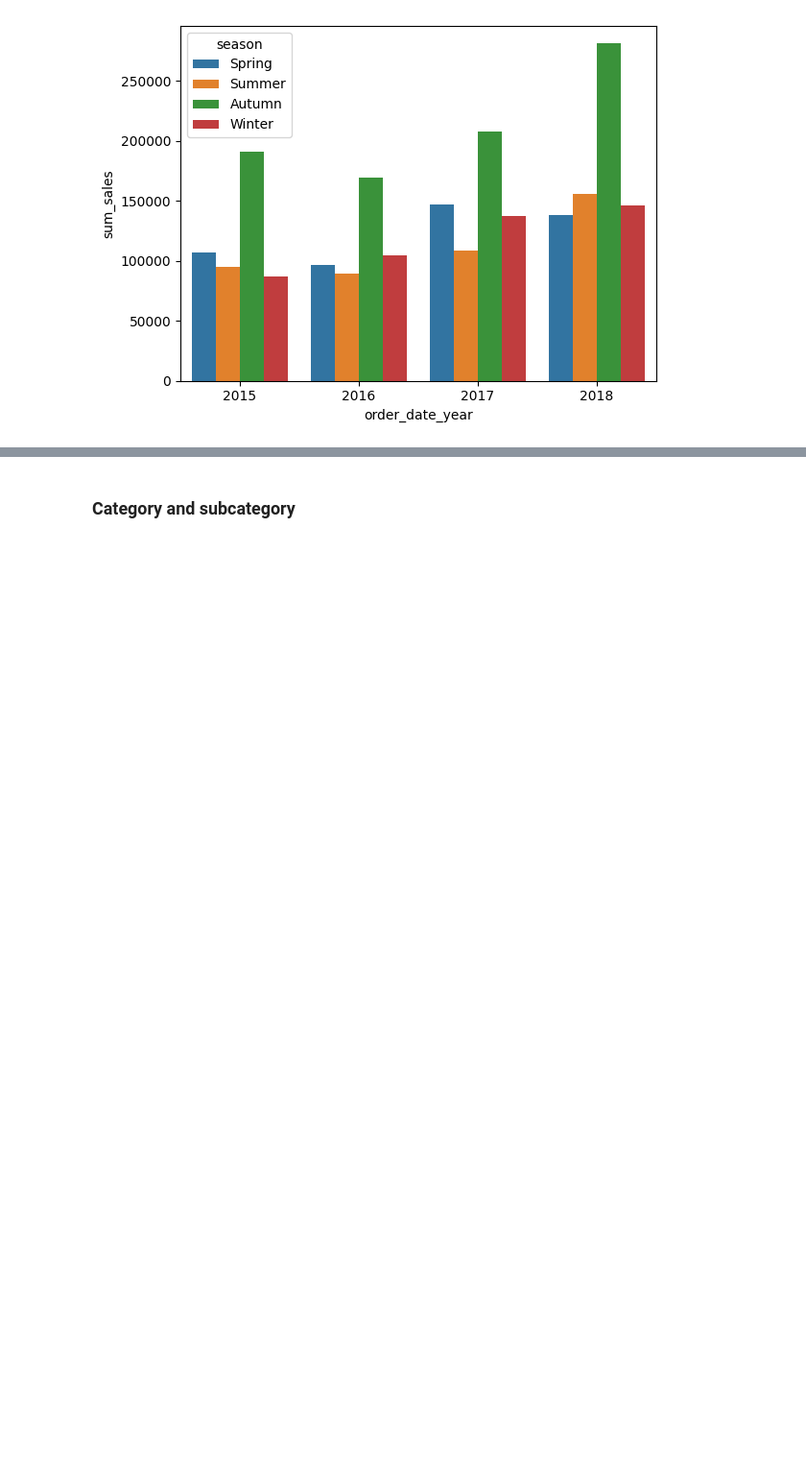
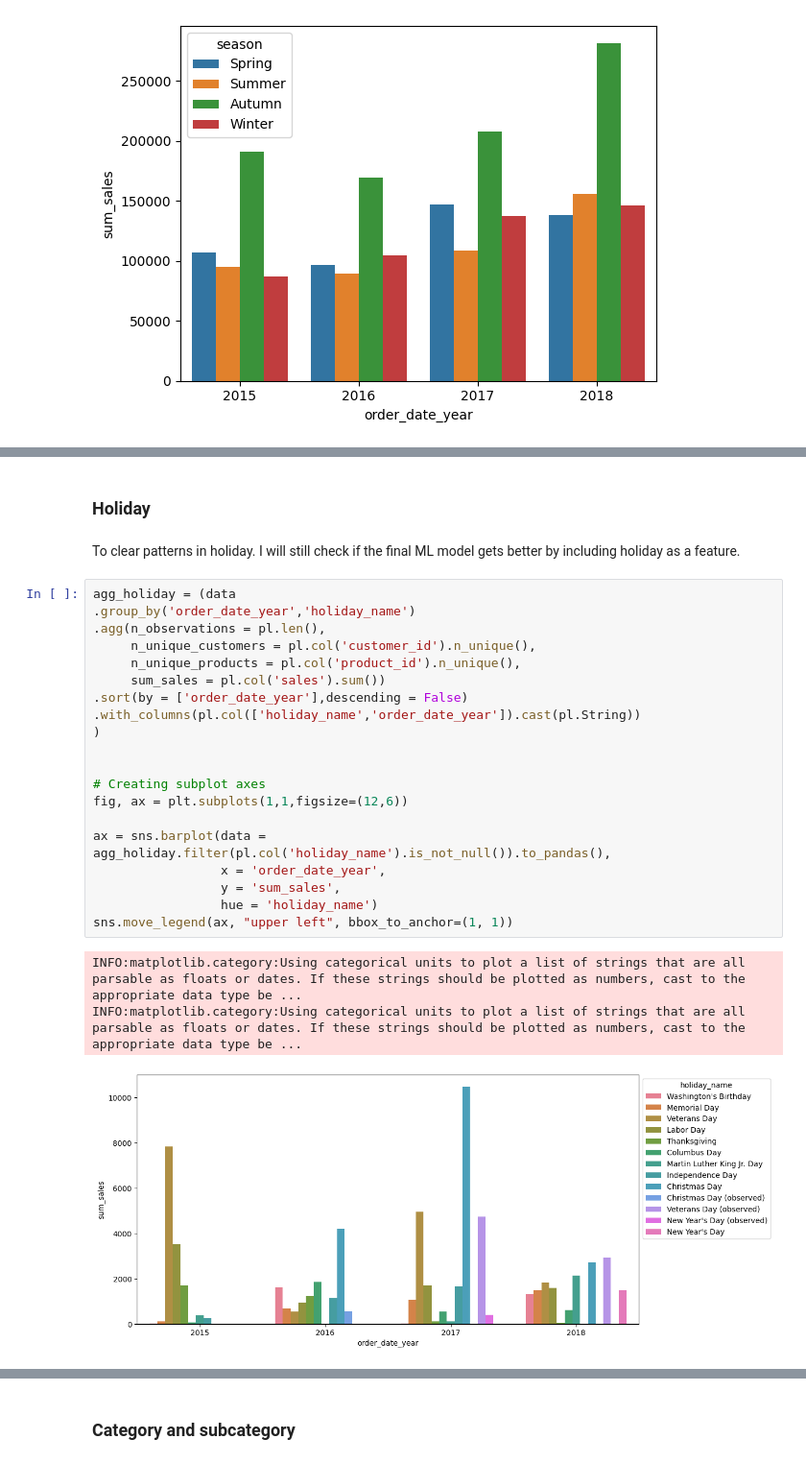
Before and after one commit to PolarsDude/Kaggle, a Jupyter notebook: Superstore Sales Dataset/superstore_sales.ipynb, the cells around one changed output, grey strips where cells are left out. Shown: that part at 96% size. Cells and saved outputs as stored; diff of their text form; blank space fills up the shorter version.

```diff
--- a/Superstore Sales Dataset/superstore_sales.ipynb
+++ b/Superstore Sales Dataset/superstore_sales.ipynb
@@ -208,3 +308,31 @@ plt.subplots_adjust(top=2)
+# %% [markdown]
+### Holiday
+# %% [markdown]
+To clear patterns in holiday. I will still check if the final ML model gets better by including holiday as a feature.
+# %%
+agg_holiday = (data
+.group_by('order_date_year','holiday_name')
+.agg(n_observations = pl.len(),
+     n_unique_customers = pl.col('customer_id').n_unique(),
+     n_unique_products = pl.col('product_id').n_unique(),
+     sum_sales = pl.col('sales').sum())
+.sort(by = ['order_date_year'],descending = False)
+.with_columns(pl.col(['holiday_name','order_date_year']).cast(pl.String))
+)
+
+
+# Creating subplot axes
+fig, ax = plt.subplots(1,1,figsize=(12,6))
+
+ax = sns.barplot(data = agg_holiday.filter(pl.col('holiday_name').is_not_null()).to_pandas(),
+                 x = 'order_date_year',
+                 y = 'sum_sales',
+                 hue = 'holiday_name')
+sns.move_legend(ax, "upper left", bbox_to_anchor=(1, 1))
+# %% [output]
+INFO:matplotlib.category:Using categorical units to plot a list of strings that are all parsable as floats or dates. If these strings should be plotted as numbers, cast to the appropriate data type be ...
+INFO:matplotlib.category:Using categorical units to plot a list of strings that are all parsable as floats or dates. If these strings should be plotted as numbers, cast to the appropriate data type be ...
+[figure, added]
 # %%
 # Checking if there are any missing dates
 (agg_month
```
Also changed, not shown: parts of 13 cells of this notebook.
